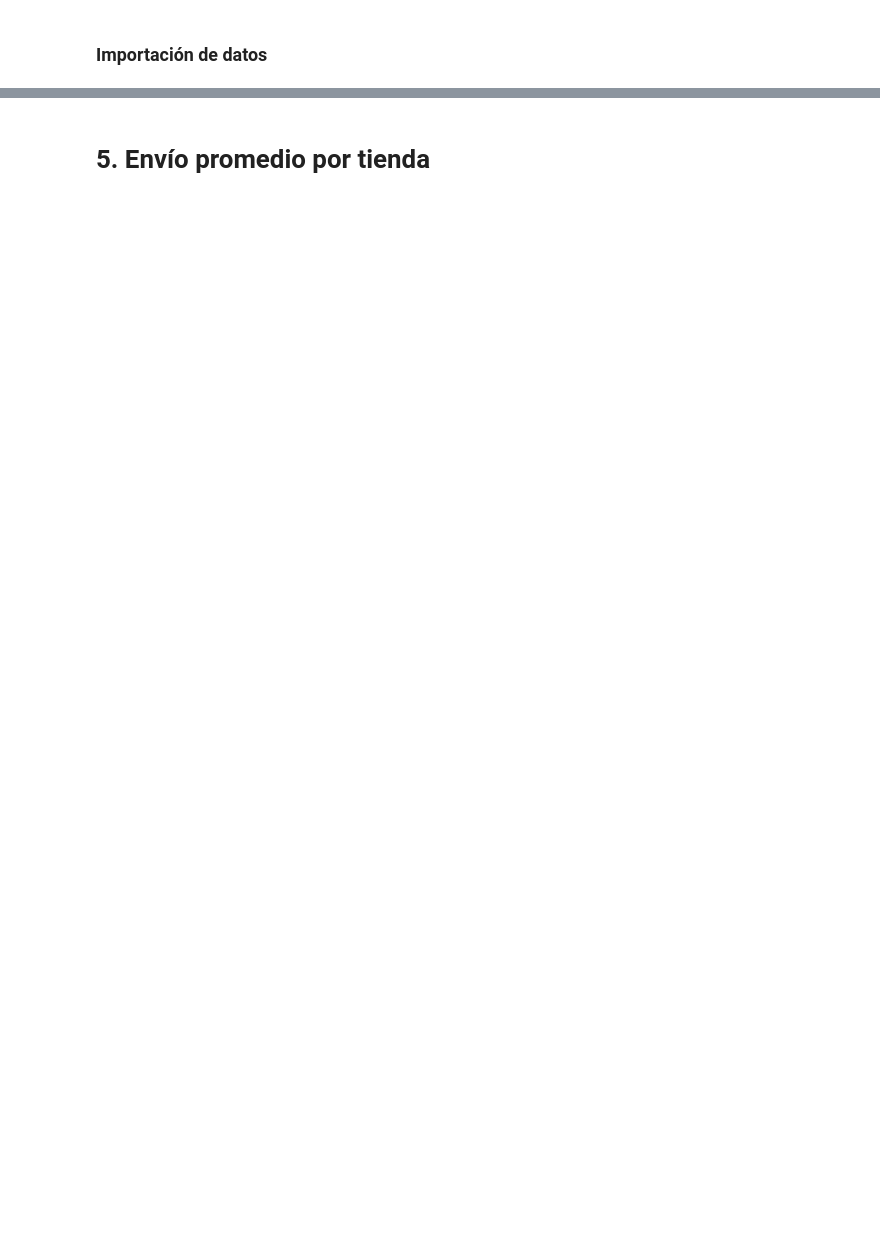
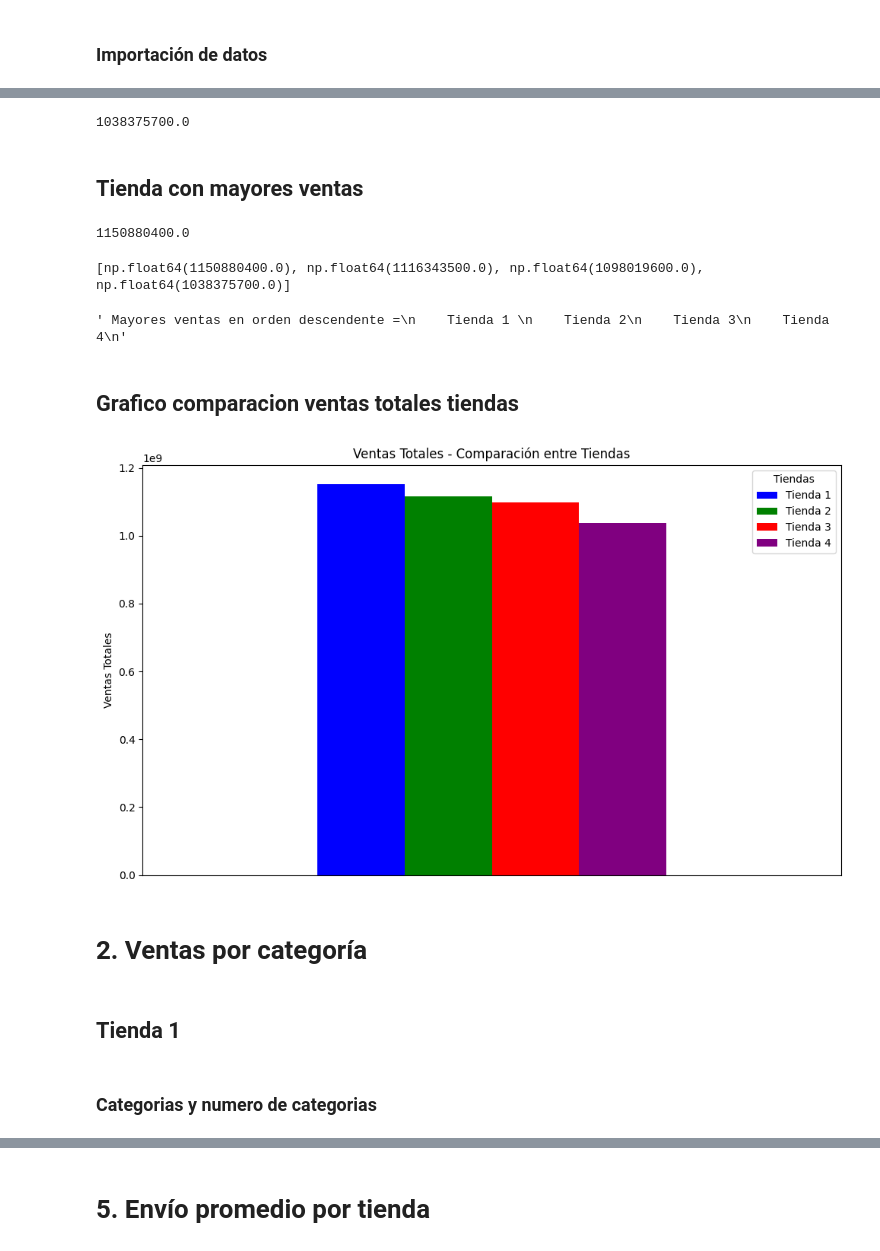
Before and after one commit to Scf300/Challenge-Alura-Store, a Jupyter notebook: AluraStoreLatam.ipynb, the cells around one changed output, grey strips where cells are left out. Saved outputs shown, nothing was run; the diff lists cells and outputs as text; code cells hidden in the pictures; blank space fills up the shorter version.

Commit message:
Avance -primeros pasos -Analisis de datos   -Ingreso total cada tienda   -Ventas por categoria   -Valoracion media por tienda

```diff
--- a/AluraStoreLatam.ipynb
+++ b/AluraStoreLatam.ipynb
@@ -33,0 +261,3 @@ tienda.head()
+# %%
+total_ventas = tienda["Precio"].sum()
+print(total_ventas)
@@ -33,0 +270,3 @@ tienda.head()
+# %%
+total_ventas_2 = tienda2["Precio"].sum()
+print(total_ventas_2)
@@ -33,0 +279,3 @@ tienda.head()
+# %%
+total_ventas_3 = tienda3["Precio"].sum()
+print(total_ventas_3)
@@ -33,0 +288,69 @@ tienda.head()
+# %%
+total_ventas_4 = tienda4["Precio"].sum()
+print(total_ventas_4)
+# %% [output]
+1038375700.0
+# %% [markdown]
+## Tienda con mayores ventas
+# %%
+tienda_mayor_venta = max(total_ventas, total_ventas_2, total_ventas_3, total_ventas_4)
+print(tienda_mayor_venta)
+# %% [output]
+1150880400.0
+# %%
+Ventas_totales_tiendas = [total_ventas, total_ventas_2, total_ventas_3, total_ventas_4]
+
+# Usando sorted() para crear una nueva lista ordenada
+calculo_ventas_tiendas_mayor_a_menor = sorted(Ventas_totales_tiendas, reverse=True)
+
+print(calculo_ventas_tiendas_mayor_a_menor)
+# %% [output]
+[np.float64(1150880400.0), np.float64(1116343500.0), np.float64(1098019600.0), np.float64(1038375700.0)]
+# %%
+""" Mayores ventas en orden descendente =
+    Tienda 1
+    Tienda 2
+    Tienda 3
+    Tienda 4
+"""
+# %% [output]
+' Mayores ventas en orden descendente =\n    Tienda 1 \n    Tienda 2\n    Tienda 3\n    Tienda 4\n'
+# %% [markdown]
+## Grafico comparacion ventas totales tiendas
+# %%
+import matplotlib.pyplot as plt
+import pandas as pd
+
+# Datos de ventas totales
+Comparacion_ventas_totales_tiendas = [total_ventas, total_ventas_2, total_ventas_3, total_ventas_4]
+nombres_tiendas = ['Tienda 1', 'Tienda 2', 'Tienda 3', 'Tienda 4']
+
+# Crear DataFrame con una fila y una columna por tienda
+df_comparacion = pd.DataFrame([Comparacion_ventas_totales_tiendas], columns=nombres_tiendas)
+
+# Colores por tienda
+colors = ['blue', 'green', 'red', 'purple']
+
+# Graficar
+ax = df_comparacion.plot(kind='bar', figsize=(10, 6), color=colors)
+
+# Eliminar etiquetas del eje X
+ax.set_xticks([])
+
+# Etiquetas y título
+plt.title('Ventas Totales - Comparación entre Tiendas')
+plt.ylabel('Ventas Totales')
+
+# Leyenda con nombres de tiendas
+plt.legend(title='Tiendas', labels=nombres_tiendas)
+
+plt.tight_layout()
+plt.show()
+# %% [output]
+[figure, added]
+# %% [markdown]
+# **2. Ventas por categoría**
+# %% [markdown]
+## Tienda 1
+# %% [markdown]
+### Categorias y numero de categorias
```
Also changed, not shown: parts of 98 cells of this notebook.
